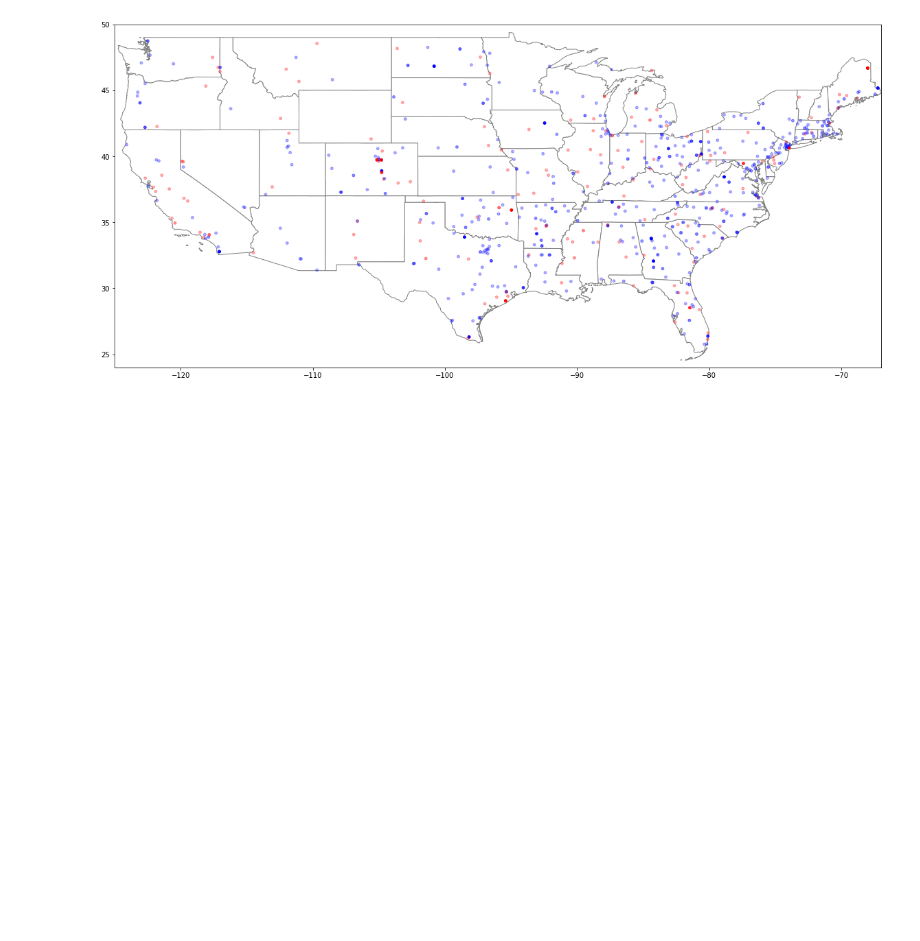
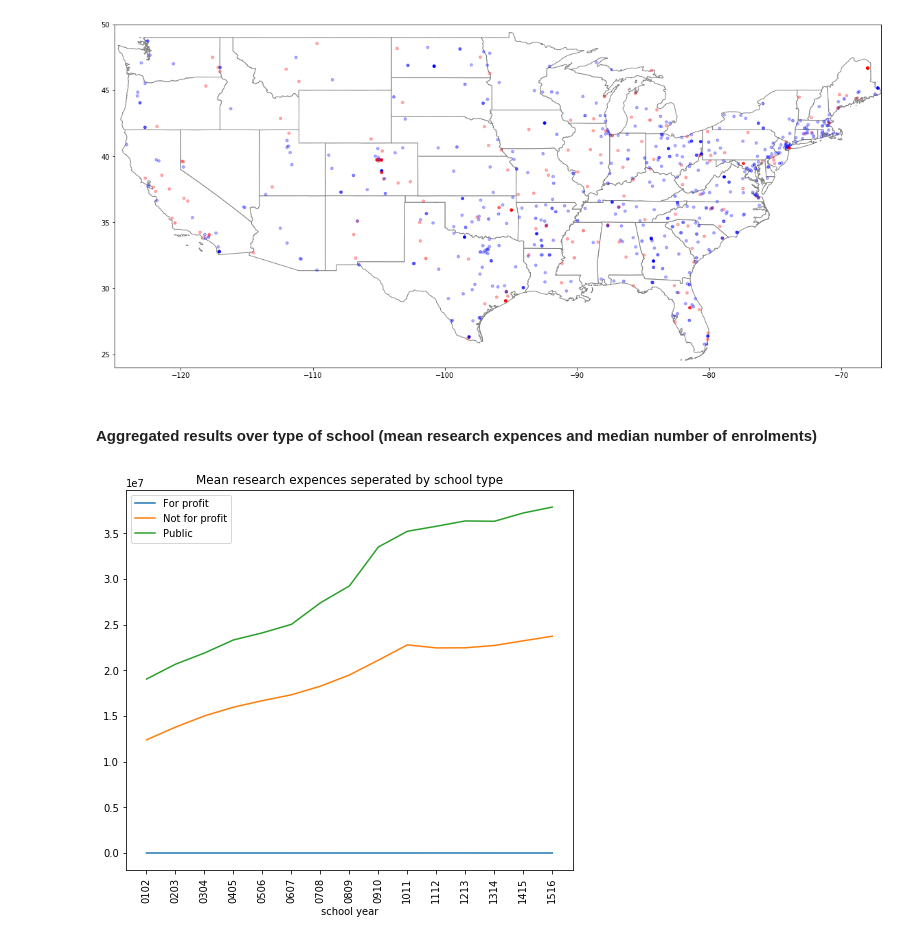
Before and after one commit to cyu1221/CS506, a Jupyter notebook: notebook/project_notebook.ipynb, the cells around one changed output. Saved outputs shown, nothing was run; the diff lists cells and outputs as text; code cells hidden in the pictures; blank space fills up the shorter version.

```diff
--- a/notebook/project_notebook.ipynb
+++ b/notebook/project_notebook.ipynb
@@ -193,3 +214,5 @@ USA_base.set_ylim([24.00, 50.00])
 uni_public_df.plot(ax=USA_base, marker='o', c=colors, markersize=15);
 # %% [output]
 [figure]
+# %% [markdown]
+#### Aggregated results over type of school (mean research expences and median number of enrolments)
@@ -195,0 +387,6 @@ uni_public_df.plot(ax=USA_base, marker='o', c=colors, markersize=15);
+# %%
+df_tot_spend_research = extractRelevantData(edu_df, ["RESEARCH"], ["0102","0203","0304","0405","0506","0607","0708","0809","0910","1011","1112","1213","1314","1415","1516"])
+df_tot_spend_research = dataStatistics(df_tot_spend_research, "mean", clusterCol="TYPE")
+plotAgregates(df_tot_spend_research, ["RESEARCH"], ["For profit","Not for profit", "Public"], title="Mean research expences seperated by school type")
+# %% [output]
+[figure, added]
```
Also changed, not shown: parts of 26 cells of this notebook, 3 other files.
